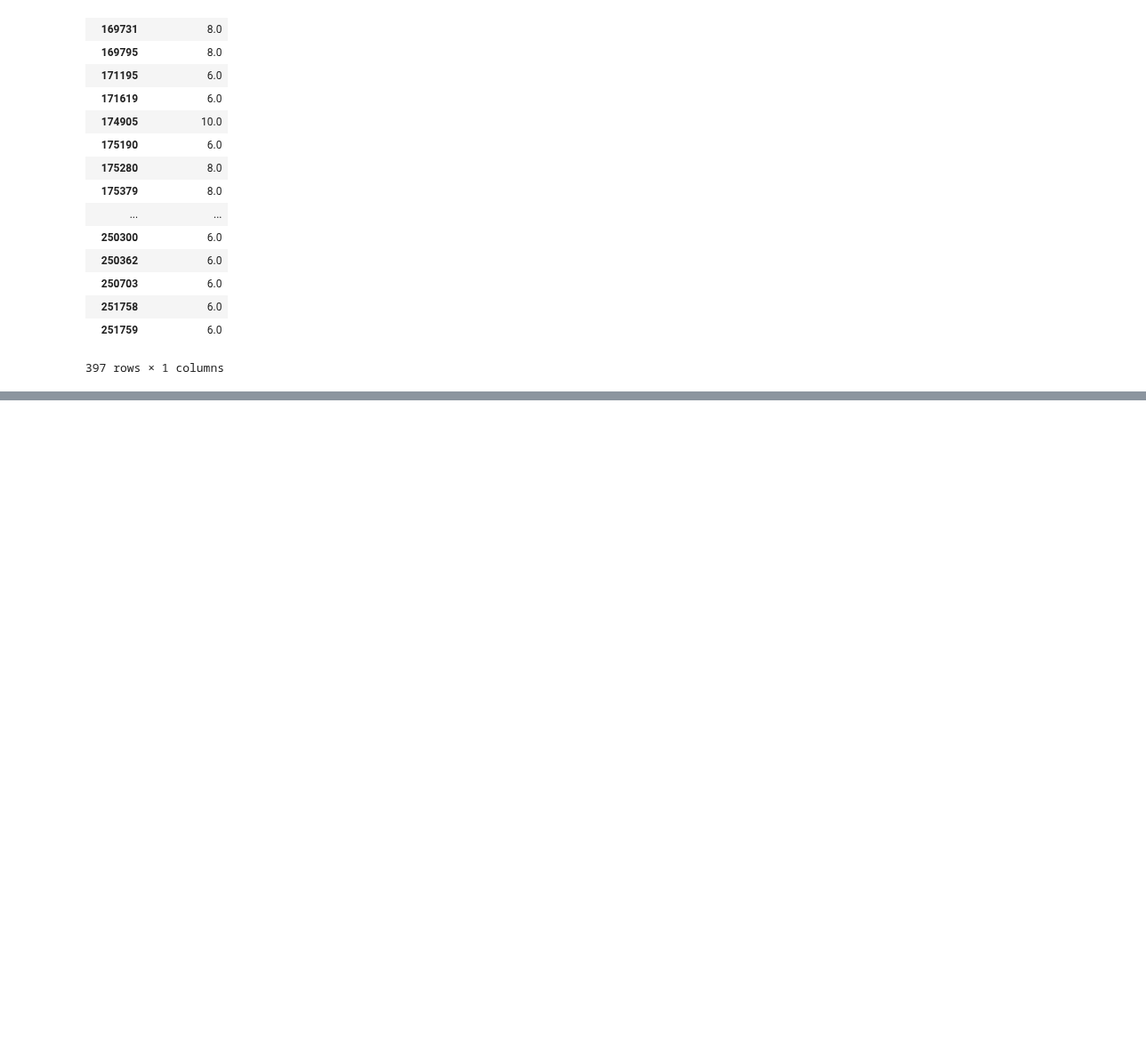
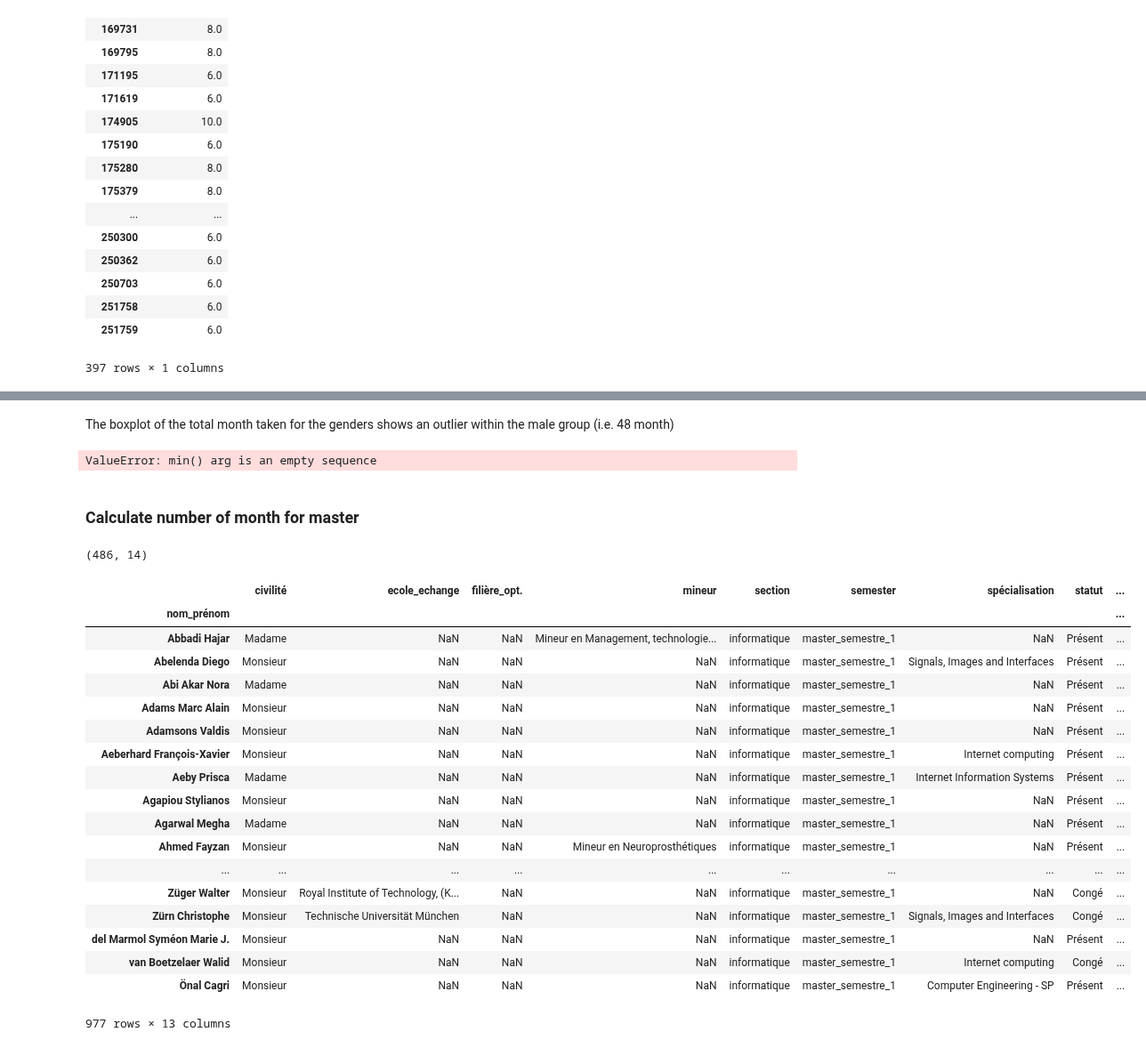
Before and after one commit to PaluchowskiMatthew/ADA-Kepler, a Jupyter notebook: 03 - Data from the Web/Get the data.ipynb, the cells around one changed output, grey strips where cells are left out. Shown at 89% size. Cells and saved outputs as stored; diff of their text form; code cells hidden in the pictures; blank space fills up the shorter version.

```diff
--- a/03 - Data from the Web/Get the data.ipynb
+++ b/03 - Data from the Web/Get the data.ipynb
@@ -368,0 +582,9 @@ semesters_df.loc["174905"]
+# %% [markdown]
+The boxplot of the total month taken for the genders shows an outlier within the male group (i.e. 48 month)
+# %%
+box = sns.factorplot(x='civilité', y='month_total', data=difference_df, kind="box")
+print(difference_df.month_total.max())
+# %% [output]
+ValueError: min() arg is an empty sequence
+# %% [markdown]
+### Calculate number of month for master
@@ -368,0 +593,30 @@ semesters_df.loc["174905"]
+# %%
+#Only consider students that were in Semester 1 and have done their Master project
+
+#pruned_master = master_project_df.join(master_sem1, lsuffix='_mp', how='inner')  master_df.index.get_level_values(0)  .rename('semester_count')    & x['semester'].str.contains('semestre_1'))
+pruned_master = master_df.groupby(['nom_prénom']).filter(lambda x: x['semester'].str.contains('projet_master').any() and x['semester'].str.contains('semestre_1').any())
+print(pruned_master.shape)
+pruned_master = pruned_master.groupby(['nom_prénom'])
+pruned_master = master_df.groupby(['nom_prénom'])
+pruned_master.first()
+# %% [output]
+(486, 14)
+|  | civilité | ecole_echange | filière_opt. | mineur | section | semester | spécialisation | statut | ... |
+| nom_prénom |  |  |  |  |  |  |  |  | ... |
+| Abbadi Hajar | Madame | NaN | NaN | Mineur en Management, technologie... | informatique | master_semestre_1 | NaN | Présent | ... |
+| Abelenda Diego | Monsieur | NaN | NaN | NaN | informatique | master_semestre_1 | Signals, Images and Interfaces | Présent | ... |
+| Abi Akar Nora | Madame | NaN | NaN | NaN | informatique | master_semestre_1 | NaN | Présent | ... |
+| Adams Marc Alain | Monsieur | NaN | NaN | NaN | informatique | master_semestre_1 | NaN | Présent | ... |
+| Adamsons Valdis | Monsieur | NaN | NaN | NaN | informatique | master_semestre_1 | NaN | Présent | ... |
+| Aeberhard François-Xavier | Monsieur | NaN | NaN | NaN | informatique | master_semestre_1 | Internet computing | Présent | ... |
+| Aeby Prisca | Madame | NaN | NaN | NaN | informatique | master_semestre_1 | Internet Information Systems | Présent | ... |
+| Agapiou Stylianos | Monsieur | NaN | NaN | NaN | informatique | master_semestre_1 | NaN | Présent | ... |
+| Agarwal Megha | Madame | NaN | NaN | NaN | informatique | master_semestre_1 | NaN | Présent | ... |
+| Ahmed Fayzan | Monsieur | NaN | NaN | Mineur en Neuroprosthétiques | informatique | master_semestre_1 | NaN | Présent | ... |
+| ... | ... | ... | ... | ... | ... | ... | ... | ... | ... |
+| Züger Walter | Monsieur | Royal Institute of Technology, (K... | NaN | NaN | informatique | master_semestre_1 | NaN | Congé | ... |
+| Zürn Christophe | Monsieur | Technische Universität München | NaN | NaN | informatique | master_semestre_1 | Signals, Images and Interfaces | Congé | ... |
+| del Marmol Syméon Marie J. | Monsieur | NaN | NaN | NaN | informatique | master_semestre_1 | NaN | Présent | ... |
+| van Boetzelaer Walid | Monsieur | NaN | NaN | NaN | informatique | master_semestre_1 | Internet computing | Congé | ... |
+| Önal Cagri | Monsieur | NaN | NaN | NaN | informatique | master_semestre_1 | Computer Engineering - SP | Présent | ... |
+977 rows × 13 columns
```
Also changed, not shown: parts of 25 cells of this notebook.
